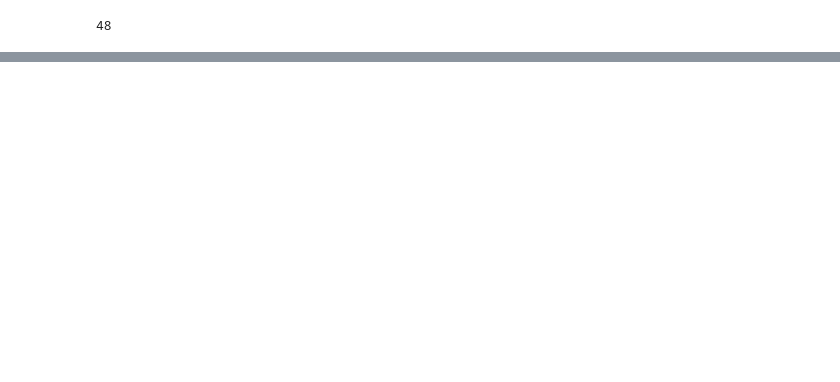
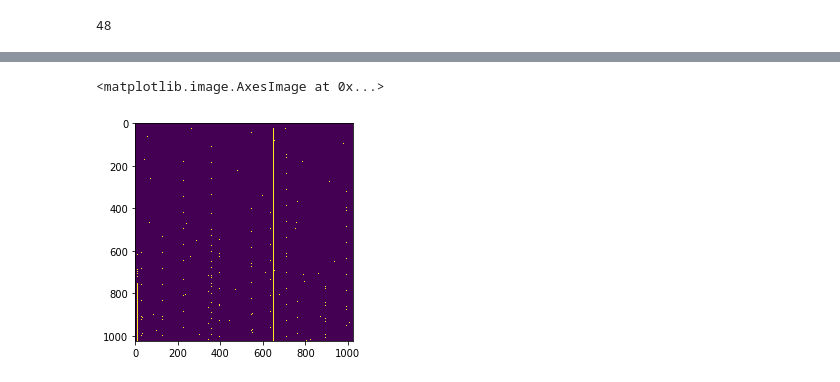
Before and after one commit to owenmatthewsa/Astro2122019AnomalousPixelsProject, a Jupyter notebook: Array_Slicing_Noisy_Pixels.ipynb, the cells around one changed output, grey strips where cells are left out. Saved outputs shown, nothing was run; the diff lists cells and outputs as text; code cells hidden in the pictures; blank space fills up the shorter version.

```diff
--- a/Array_Slicing_Noisy_Pixels.ipynb
+++ b/Array_Slicing_Noisy_Pixels.ipynb
@@ -55,7 +55,7 @@ len(get_ipython().user_ns.keys())
 # %% [output]
 48
 # %%
-datapath = '/Users/benkoch/Desktop/UChicago/2nd year/Spring/ASTR 21200/24inch_data/190429/dark'
+datapath = '/Users/benkoch/Desktop/UChicago/2nd year/Spring/ASTR 21200/24inch_data/190504/dark'
 # %%
 whichpath = datapath
 
@@ -89,7 +86,7 @@ for i in range(len(allfiles)):
 # %%
 whichpath = datapath
 
-somefiles = [f for f in os.listdir(whichpath) if '.fit' in f and '_bias' in f and 'AA' in f and 'stack' not in f]
+somefiles = [f for f in os.listdir(whichpath) if '.fit' in f and '_bias' in f and 'stack' not in f]
 
 somefiles = sorted(somefiles)       ## This is necessary on my Mac, may not be for others?
 for i in range(len(somefiles)):
@@ -185,4 +207,11 @@ stackarray_std = np.std(image, axis=0)
 
 img_global_std = np.median(stackarray_std)
 
-bad_pixels = stackarray_std > img_global_std*1.7
+noisy_pixels = stackarray_std > img_global_std*1.3
+# %%
+# make a visualization
+
+plt.imshow(noisy_pixels)
+# %% [output]
+<matplotlib.image.AxesImage at 0x...>
+[figure, added]
```
Also changed, not shown: parts of 8 cells of this notebook.
